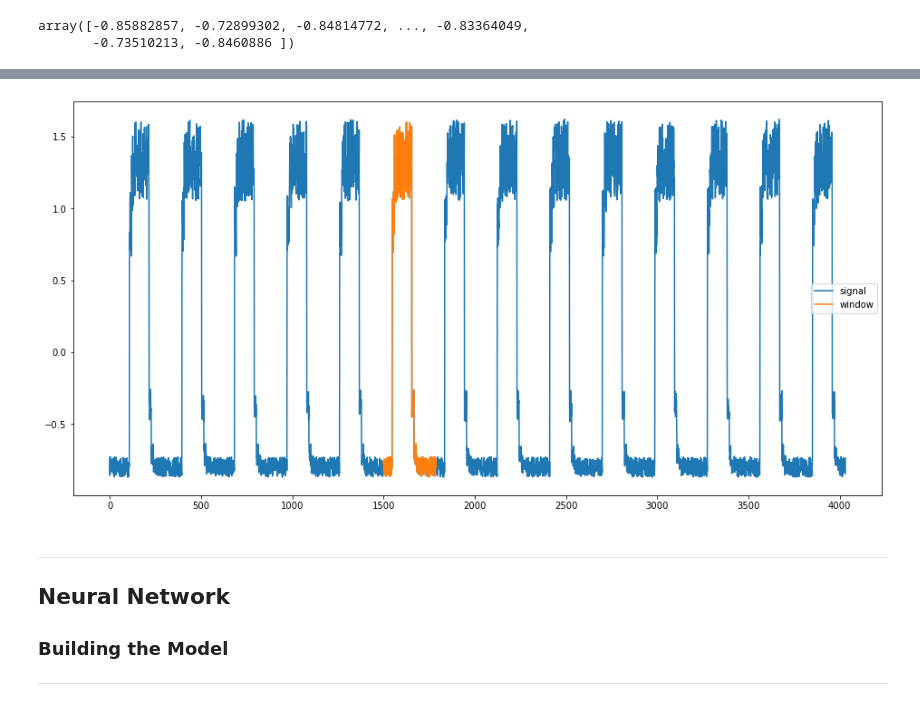
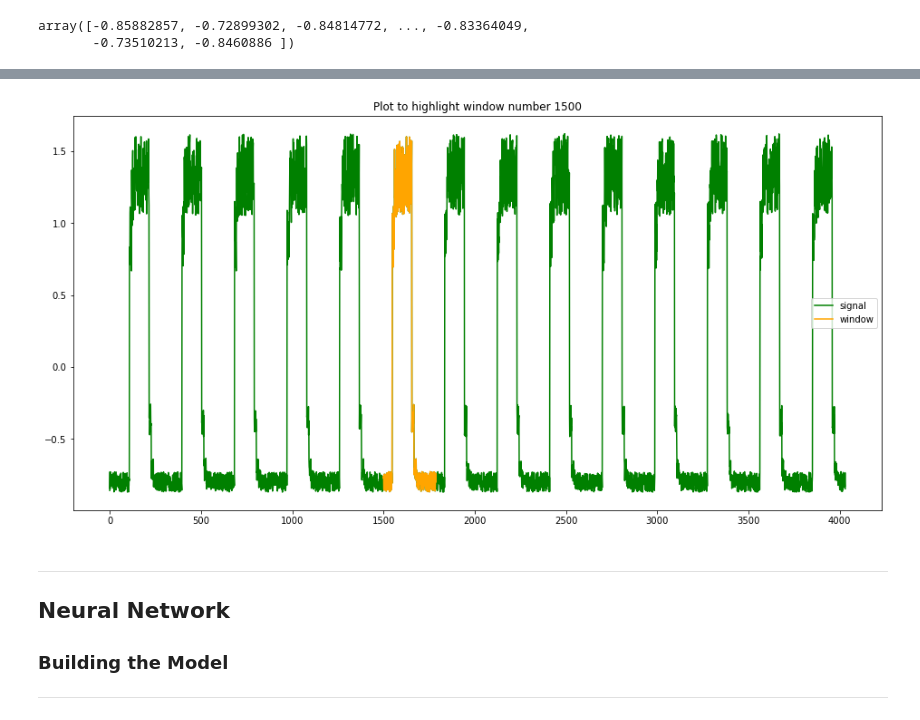
Before and after one commit to fionnmccarthy/ml-and-stats-assessment, a Jupyter notebook: anomaly-detection.ipynb, the cells around one changed output, grey strips where cells are left out. Saved outputs shown, nothing was run; the diff lists cells and outputs as text; code cells hidden in the pictures.

```diff
--- a/anomaly-detection.ipynb
+++ b/anomaly-detection.ipynb
@@ -439,25 +445,27 @@ array([-0.85882857, -0.72899302, -0.84814772, -0.72958579, -0.731173  ,
 # %%
 # picking a window in the data
 window_no = 1500
 
-#
+# defiing axeis and figure
 fig, ax = plt.subplots(figsize=(16, 8))
 
-#
+# seeting y to be values
 y = df_train_vals['value'].values
 
-#
-ax.plot(np.arange(y.shape[0]), y, label='signal')
+# plotting the data
+ax.plot(np.arange(y.shape[0]), y, label='signal', color="green")
 
 # The first window.
 w = x_train[window_no].flatten()
 
-#
-ax.plot(np.arange(w.shape[0]) + window_no, w, label='window')
+# plotting window 1500
+ax.plot(np.arange(w.shape[0]) + window_no, w, label='window', color="orange")
+
+ax.set_title('Plot to highlight window number 1500')
 
 ax.legend();
 # %% [output]
-[figure, old version]
+[figure, new version]
 # %% [markdown]
 <hr style="border-top: 1px solid #001a79;" />
 
```
Also changed, not shown: parts of 27 cells of this notebook, 2 other files.
